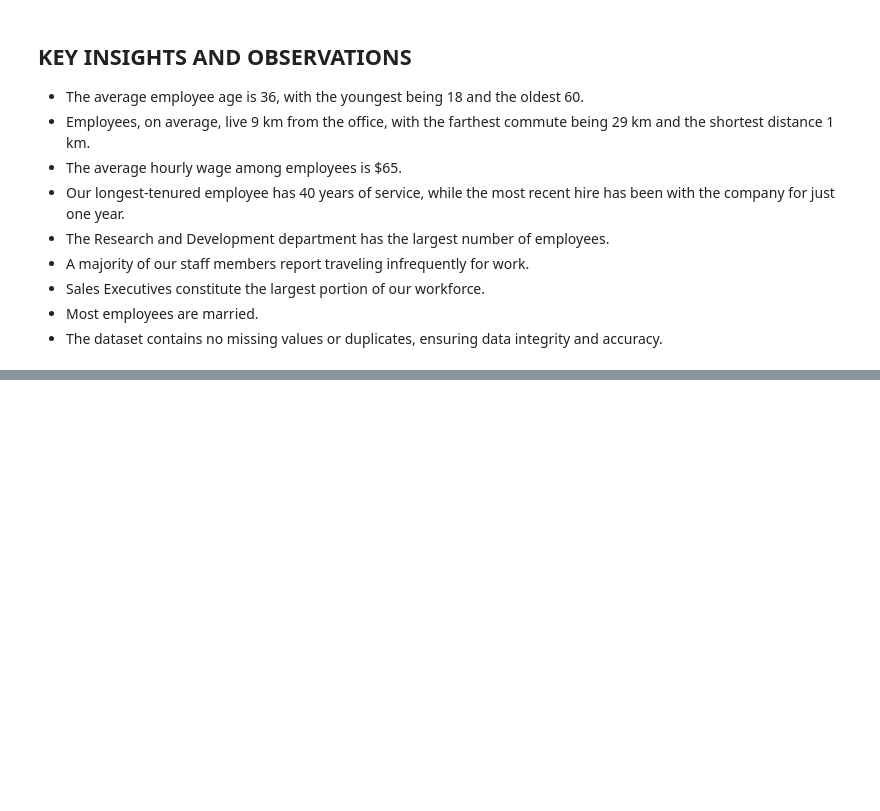
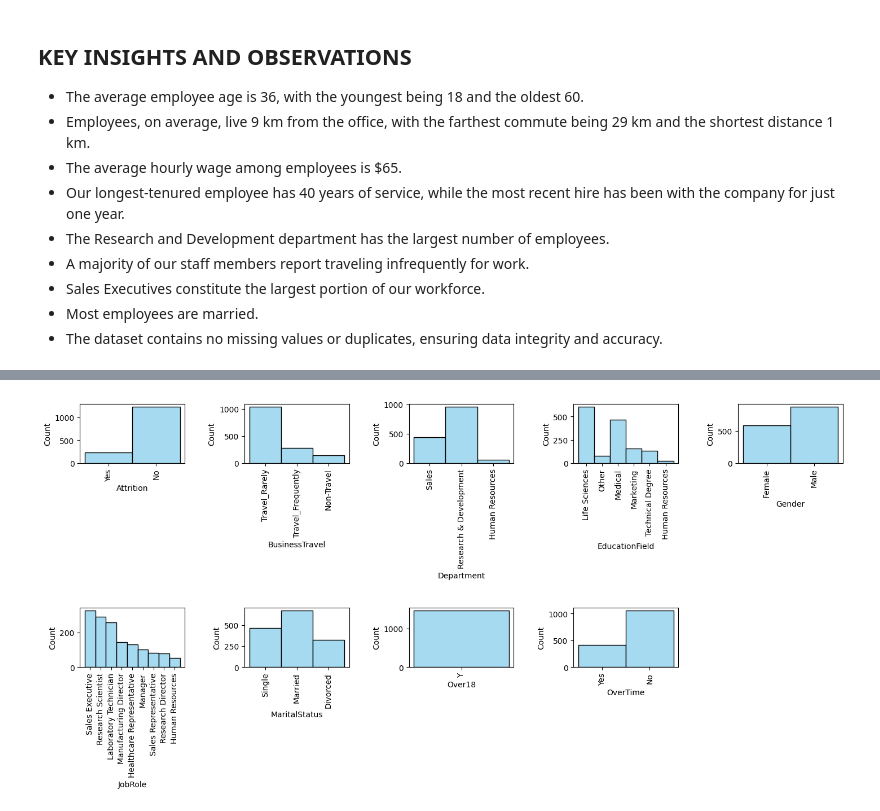
Before and after one commit to bamzyyyy/HR-Employee-Attrition, a Jupyter notebook: Notebook/HR_employee.ipynb, the cells around one changed output, grey strips where cells are left out. Saved outputs shown, nothing was run; the diff lists cells and outputs as text; code cells hidden in the pictures; blank space fills up the shorter version.

```diff
--- a/Notebook/HR_employee.ipynb
+++ b/Notebook/HR_employee.ipynb
@@ -185,0 +222,11 @@ Index(['Age', 'Attrition', 'BusinessTravel', 'DailyRate', 'Department',
+# %%
+# Plot a Bar chart plot for the variables
+plt.figure(figsize=(15, 20))
+
+for i, variable in enumerate(cat_cols):
+    plt.subplot(6,5, i + 1)
+    sns.histplot(cat_cols,x=cat_cols[variable], color= 'skyblue')
+    plt.tight_layout(pad=3)
+    plt.xticks(rotation=90)
+# %% [output]
+[figure, added]
```
Also changed, not shown: parts of 12 cells of this notebook.
